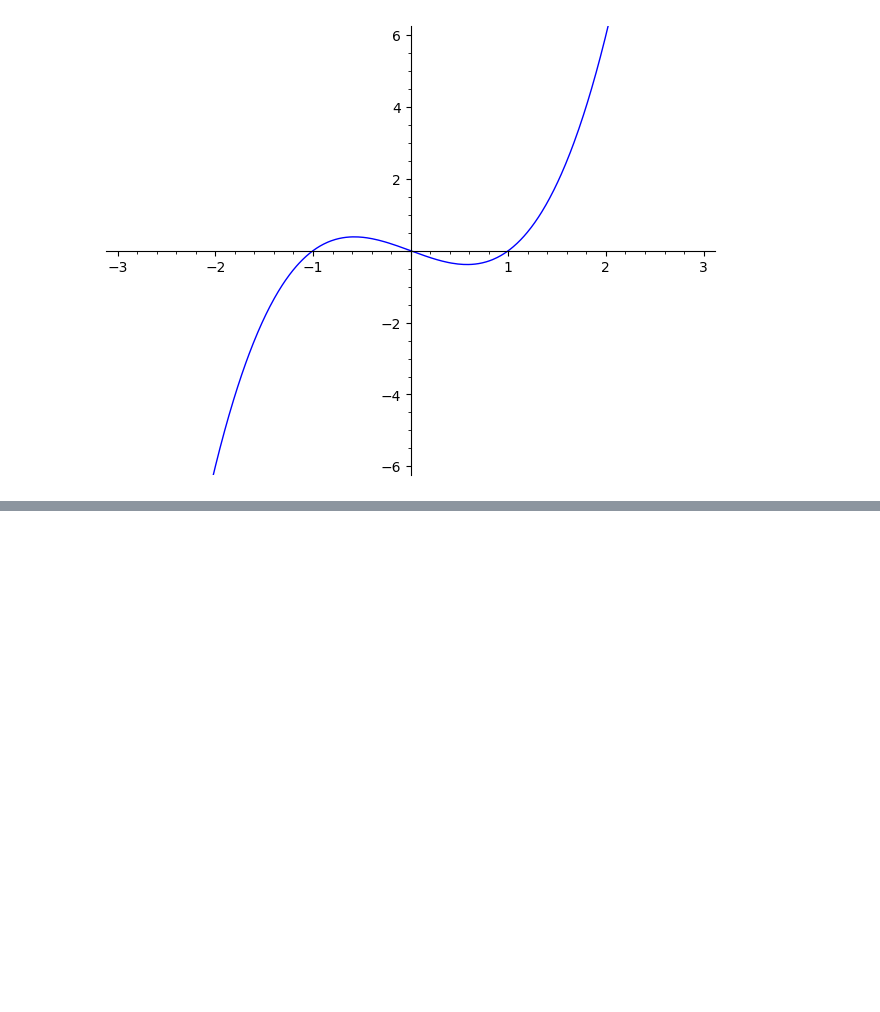
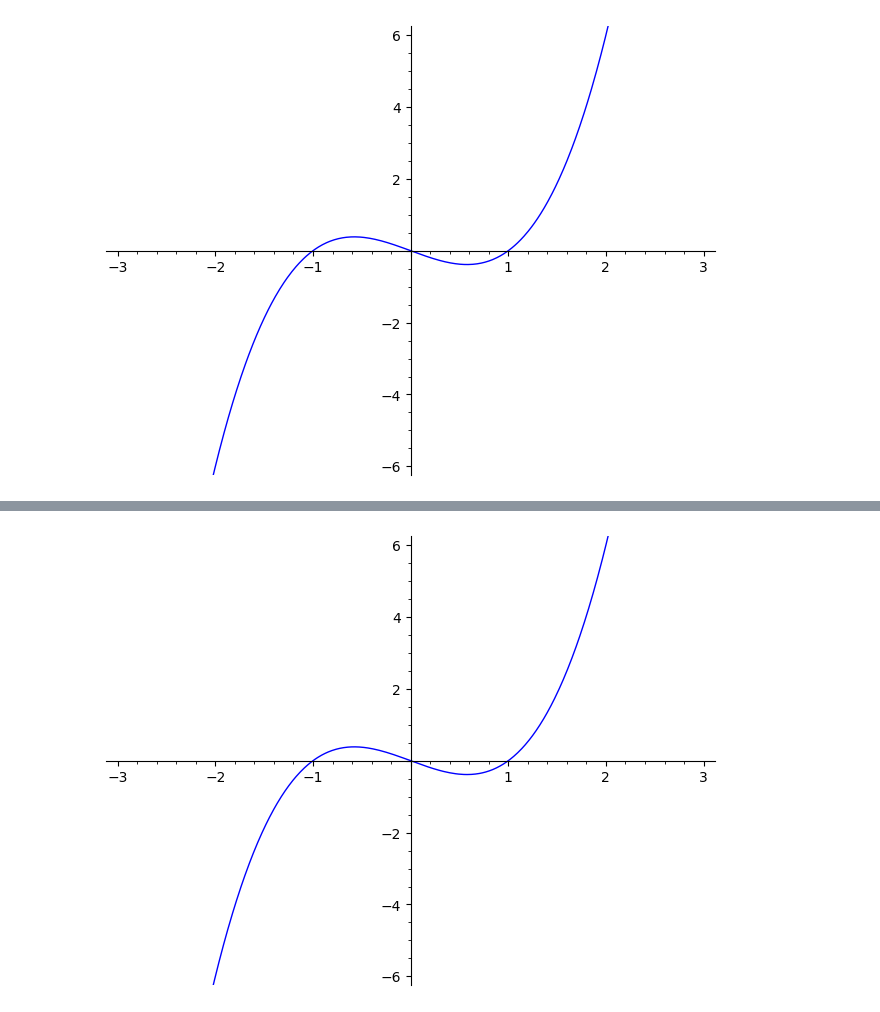
Before and after one commit to igor-dimi/scientific-and-symbolic-computing-software-notes, a Jupyter notebook: sage/bard/01.ipynb, the cells around one changed output, grey strips where cells are left out. Saved outputs shown, nothing was run; the diff lists cells and outputs as text; code cells hidden in the pictures; blank space fills up the shorter version.

```diff
--- a/sage/bard/01.ipynb
+++ b/sage/bard/01.ipynb
@@ -280,0 +297,5 @@ plot(x^3 - x, -3, 3, ymin = -6, ymax =  6)
+# %%
+plot(x^3 - x, -3, 3, ymin = -6, ymax = 6)
+# plot(x^3 - x, -3, 3)
+# %% [output]
+[figure, added]
```
Also changed, not shown: parts of 25 cells of this notebook.
